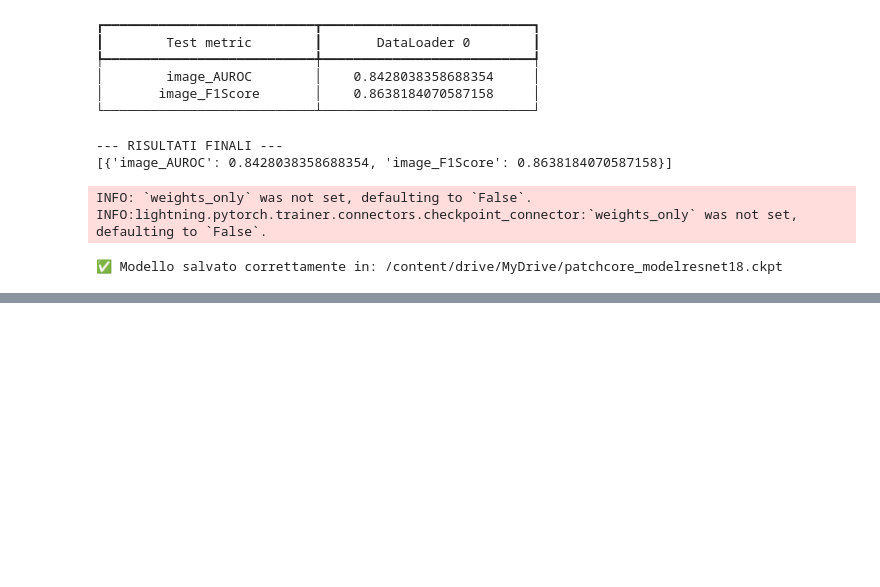
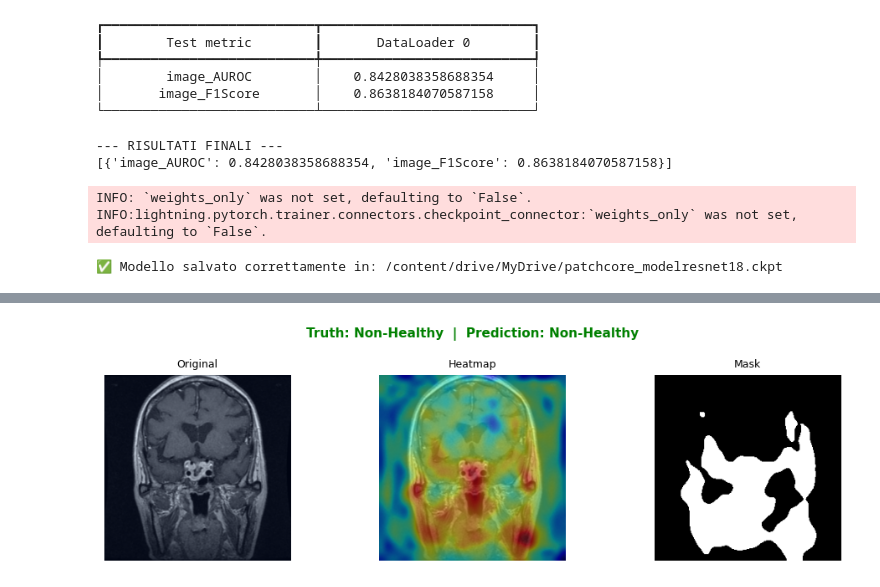
Before and after one commit to profsuccodifrutta/patch_core_brain_mri, a Jupyter notebook: patch_core_v1.ipynb, the cells around one changed output, grey strips where cells are left out. Cells and saved outputs as stored; diff of their text form; code cells hidden in the pictures; blank space fills up the shorter version.

```diff
--- a/patch_core_v1.ipynb
+++ b/patch_core_v1.ipynb
@@ -147,19 +148,21 @@ INFO: `weights_only` was not set, defaulting to `False`.
 INFO:lightning.pytorch.trainer.connectors.checkpoint_connector:`weights_only` was not set, defaulting to `False`.
 ✅ Modello salvato correttamente in: /content/drive/MyDrive/patchcore_modelresnet18.ckpt
 # %%
+from anomalib.models import Patchcore
+from anomalib.engine import Engine
+from anomalib.data import Folder
+
 # inferenza senza dover ricreare la memory bank
 # Inizializzi il modello
+path_checkpoint = "/content/drive/MyDrive/patchcore_modelresnet18.ckpt"
 model = Patchcore(backbone="resnet18", layers=["layer2", "layer3"])
 
-# Carica pesi e la Memory Bank dal file
-model = Patchcore.load_from_checkpoint(checkpoint_path="/content/drive/MyDrive/patchcore_modelresnet18.ckpt")
-
 # Inizializzi l'Engine solo per il test/predict
-engine = Engine(devices=1)
+engine = Engine(devices=1,enable_progress_bar=False )
 
 # 4. Fai inferenza su una nuova cartella di immagini
 # (Oppure su una singola immagine usando engine.predict)
-predictions = engine.predict(model=model, datamodule=datamodule)
+predictions = engine.predict(model=model, datamodule=datamodule, ckpt_path=path_checkpoint)
 # %% [output]
 INFO:lightning_fabric.utilities.rank_zero:GPU available: True (cuda), used: True
 INFO:lightning_fabric.utilities.rank_zero:TPU available: False, using: 0 TPU cores
@@ -239,0 +173,80 @@ INFO:lightning.pytorch.accelerators.cuda:LOCAL_RANK: 0 - CUDA_VISIBLE_DEVICES: [
+# %%
+import matplotlib.pyplot as plt
+import numpy as np
+import random
+
+
+all_samples = []
+
+for batch in predictions:
+
+    imgs = batch["image"] if isinstance(batch, dict) else batch.image
+    masks = batch["pred_mask"] if isinstance(batch, dict) else batch.pred_mask
+    amaps = batch["anomaly_map"] if isinstance(batch, dict) else batch.anomaly_map
+
+
+    if isinstance(batch, dict):
+        lbls = batch.get("gt_label", batch.get("label"))
+    else:
+        lbls = getattr(batch, "gt_label", getattr(batch, "label", None))
+
+    if lbls is None: continue
+
+
+    for k in range(imgs.shape[0]):
+        all_samples.append({
+            "image": imgs[k],
+            "mask": masks[k],
+            "amap": amaps[k],
+            "label": lbls[k]
+        })
+
+
+num_to_show = 3
+if len(all_samples) < num_to_show: num_to_show = len(all_samples)
+selected_samples = random.sample(all_samples, num_to_show)
+
+print(f"🎲 Mostro {num_to_show} immagini casuali...")
+
+
+for sample in selected_samples:
+
+
+    is_sick_truth = (sample["label"].item() == 1)
+    mask_val = sample["mask"].cpu().numpy().squeeze()
+    is_sick_pred = (mask_val.max() > 0)
+
+
+    txt_truth = "Non-Healthy" if is_sick_truth else "Healthy"
+    txt_pred = "Non-Healthy" if is_sick_pred else "Healthy"
+
+    colore = "green" if (is_sick_truth == is_sick_pred) else "red"
+    titolo = f"Truth: {txt_truth}  |  Prediction: {txt_pred}"
+
+
+    fig, axes = plt.subplots(1, 3, figsize=(10, 3))
+    fig.suptitle(titolo, color=colore, fontweight='bold', fontsize=11, y=0.98)
+
+
+    img = sample["image"].cpu().permute(1, 2, 0).numpy()
+    img = (img - img.min()) / (img.max() - img.min())
+
+    axes[0].imshow(img)
+    axes[0].axis('off')
+    axes[0].set_title("Original", fontsize=9)
+
+
+    amap = sample["amap"].cpu().numpy().squeeze()
+    axes[1].imshow(img, cmap='gray')
+    axes[1].imshow(amap, cmap='jet', alpha=0.5)
+    axes[1].axis('off')
+    axes[1].set_title("Heatmap", fontsize=9)
+
+
+    axes[2].imshow(mask_val, cmap='gray')
+    axes[2].axis('off')
+    axes[2].set_title("Mask", fontsize=9)
+
+    plt.tight_layout()
+    plt.show()
+# %% [output]
@@ -239,0 +254 @@ INFO:lightning.pytorch.accelerators.cuda:LOCAL_RANK: 0 - CUDA_VISIBLE_DEVICES: [
+[figure, added]
```
Also changed, not shown: parts of 5 cells of this notebook.
